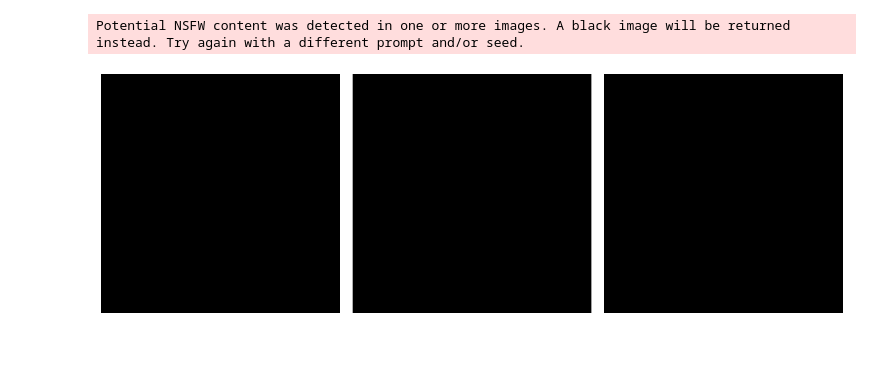
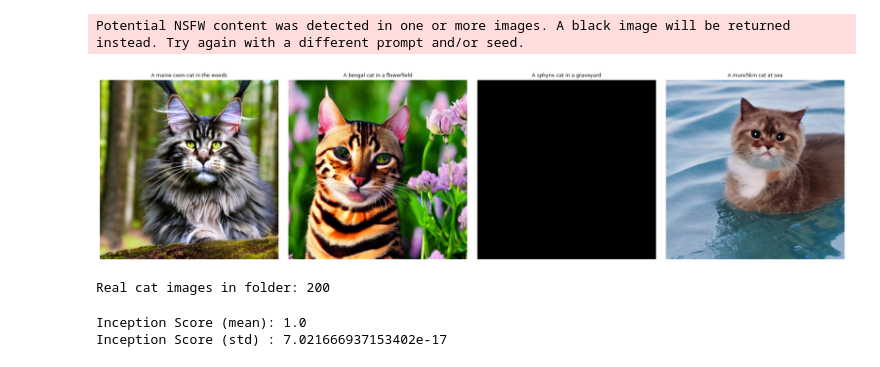
Before and after one commit to EwanMaharjan/Generative-AI-Coursework, a Jupyter notebook: Untitled-1.ipynb, the cells around one changed output. Saved outputs shown, nothing was run; the diff lists cells and outputs as text; code cells hidden in the pictures.

Commit message:
finished part 1, may need to check evaluation scores

```diff
--- a/Untitled-1.ipynb
+++ b/Untitled-1.ipynb
@@ -19,13 +21,14 @@ pipeline = pipeline.to(device)
 
 #text prompts to generate image
 prompt = [
-    "A munchkin cat in a forest",
-    "A persian cat in a kitchen",
-    "A siamese cat on a sofa"
+    "A maine coon cat in the woods",
+    "A bengal cat in a flowerfield",
+    "A sphynx cat in a graveyard",
+    "A munchkin cat at sea"
 ]
 
 guidance_scale = 7.5
-steps = 2
+steps = 50
 num_images = 1
 
 #image generation
@@ -39,15 +42,18 @@ image = result.images[0]
 # %% [output]
 Potential NSFW content was detected in one or more images. A black image will be returned instead. Try again with a different prompt and/or seed.
 # %%
-#shows the image
-fig, axes = plt.subplots(1, len(result.images), figsize=(5 * len(result.images), 5))
+#shows images side by side
+n = len(result.images)
+plt.figure(figsize=(5 * n, 5))
 
-for i, (ax, image) in enumerate(zip(axes, result.images)):
-    ax.imshow(image)
-    ax.axis("off")
+for i, (image, text) in enumerate(zip(result.images, prompt)):
+    plt.subplot(1, n, i + 1)
+    plt.imshow(image)
+    plt.title(text, fontsize=9)
+    plt.axis("off")
     image.save(f"generated_image_{i}.png")
 
 plt.tight_layout()
 plt.show()
 # %% [output]
-[figure, old version]
+[figure, new version]
@@ -53,0 +74,43 @@ plt.show()
+# %%
+#getting the real images, much faster than CIFAR-10
+from datasets import load_dataset
+real_root = "real_images"
+os.makedirs(real_root, exist_ok=True)
+
+if len(os.listdir(real_root)) < 100:
+    ds = load_dataset("microsoft/cats_vs_dogs", split="train", streaming=True)
+    saved = 0
+
+    for row in ds:
+        #0 is all cats
+        if row["labels"] == 0:
+            try:
+                img = row["image"].convert("RGB").resize((256, 256), Image.BICUBIC)
+                img.save(os.path.join(real_root, f"real_{saved:03d}.png"))
+                saved += 1
+
+                #200 cat images to compare
+                if saved >= 200:
+                    break
+            except Exception:
+                continue
+
+#validate
+print("Real cat images in folder:", len(os.listdir(real_root)))
+# %% [output]
+Real cat images in folder: 200
+# %%
+from torch_fidelity import calculate_metrics
+
+#inception score
+metrics_is = calculate_metrics(
+    input1='generated_images',
+    isc=True, fid=False, kid=False, verbose=False,
+    cuda=torch.cuda.is_available()
+)
+
+print("Inception Score (mean):", metrics_is.get('inception_score_mean'))
+print("Inception Score (std) :", metrics_is.get('inception_score_std'))
+# %% [output]
+Inception Score (mean): 1.0
+Inception Score (std) : 7.021666937153402e-17
```
Also changed, not shown: parts of 5 cells of this notebook, 3 other files.
